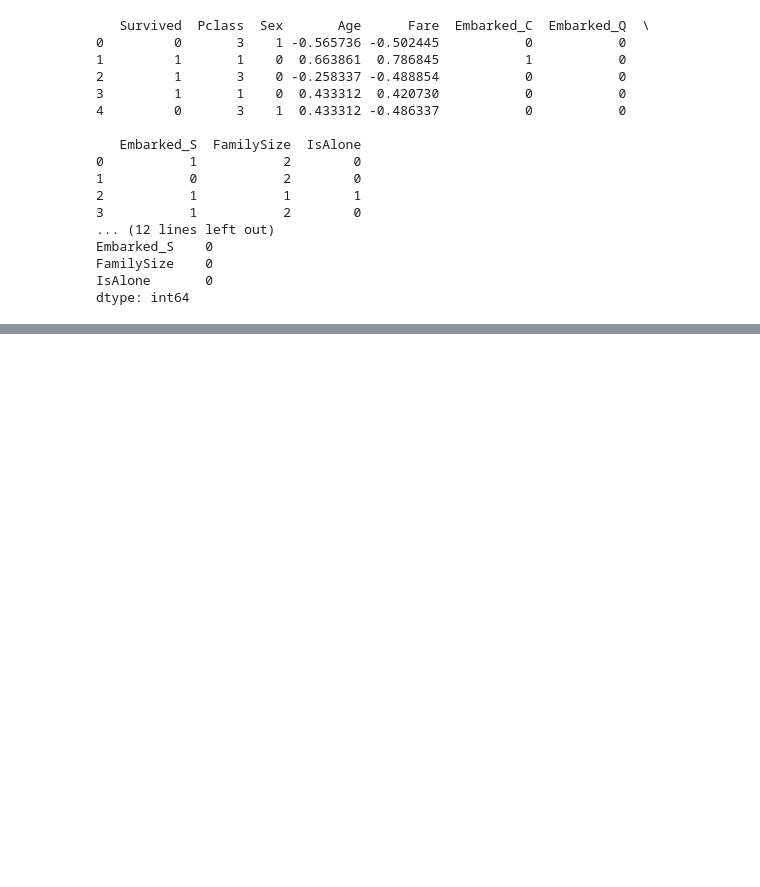
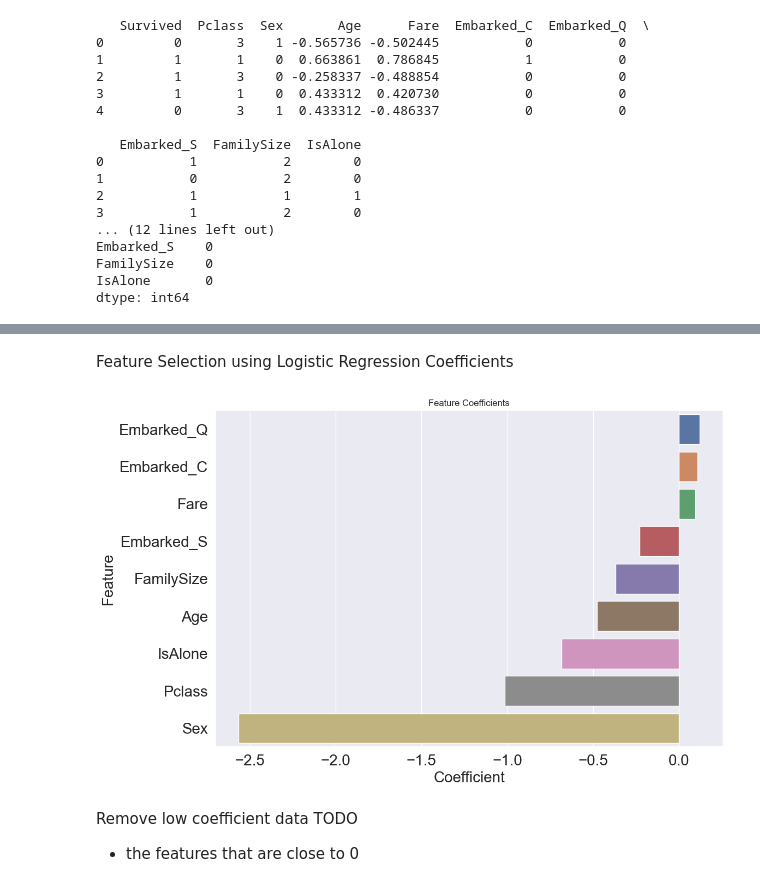
Before and after one commit to yayaya142/Titanic---ML-from-Disaster, a Jupyter notebook: src/titanic.ipynb, the cells around one changed output, grey strips where cells are left out. Saved outputs shown, nothing was run; the diff lists cells and outputs as text; code cells hidden in the pictures; blank space fills up the shorter version.

```diff
--- a/src/titanic.ipynb
+++ b/src/titanic.ipynb
@@ -329,0 +342,30 @@ dtype: int64
+# %% [markdown]
+Feature Selection using Logistic Regression Coefficients
+# %%
+from sklearn.linear_model import LogisticRegression
+
+# Select features and target
+X = train_data.drop(['Survived'], axis=1)
+y = train_data['Survived']
+
+# Encode categorical variables
+X = pd.get_dummies(X)
+
+# Initialize and fit Logistic Regression model
+log_reg = LogisticRegression(max_iter=1000, random_state=42)
+log_reg.fit(X, y)
+
+# Get coefficients
+coefficients = pd.DataFrame({'Feature': X.columns, 'Coefficient': log_reg.coef_[0]})
+coefficients = coefficients.sort_values(by='Coefficient', ascending=False)
+
+# Plot coefficients
+plt.figure(figsize=(12, 8))
+sns.barplot(x='Coefficient', y='Feature', data=coefficients)
+plt.title('Feature Coefficients')
+plt.show()
+# %% [output]
+[figure, added]
+# %% [markdown]
+Remove low coefficient data TODO
+- the features that are close to 0
```
Also changed, not shown: parts of 5 cells of this notebook.
